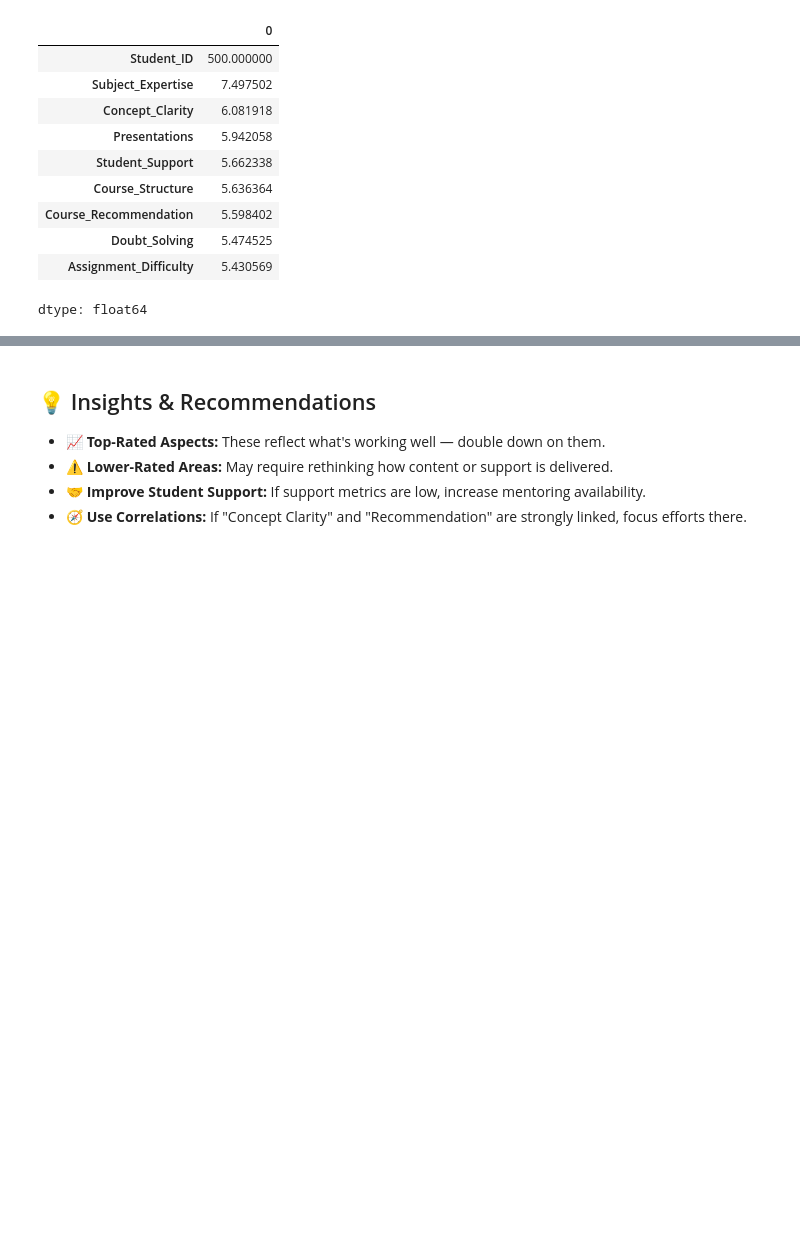
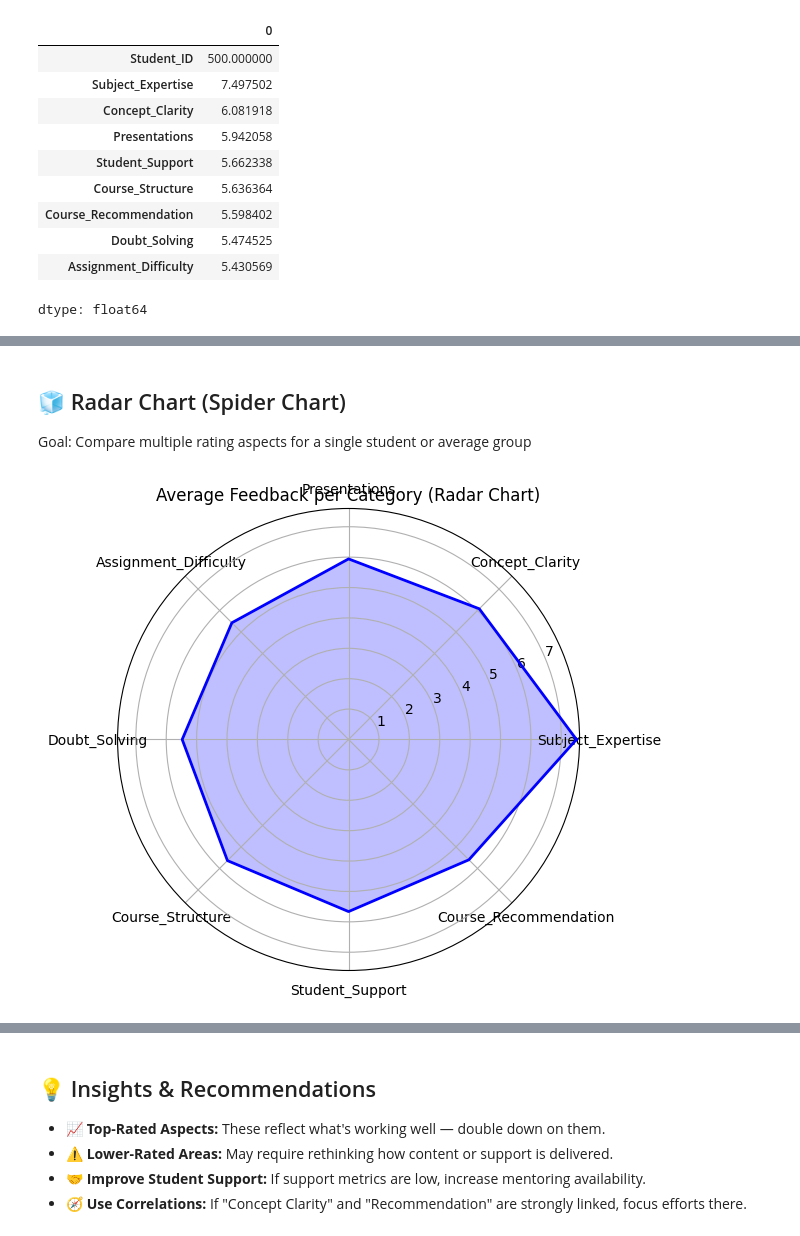
Before and after one commit to yasser0311/FUTURE_DS_03, a Jupyter notebook: Student_Feedback_Analysis.ipynb, the cells around one changed output, grey strips where cells are left out. Drawn from its saved outputs; the diff is of its cells as text; code cells hidden in the pictures; blank space fills up the shorter version.

```diff
--- a/Student_Feedback_Analysis.ipynb
+++ b/Student_Feedback_Analysis.ipynb
@@ -87,0 +118,23 @@ dtype: float64
+# %% [markdown]
+## 🧊 Radar Chart (Spider Chart)
+Goal: Compare multiple rating aspects for a single student or average group
+# %%
+import numpy as np
+
+categories = df.columns[1:]
+values = df[categories].mean().tolist()
+
+angles = np.linspace(0, 2 * np.pi, len(categories), endpoint=False).tolist()
+values += values[:1]
+angles += angles[:1]
+
+fig, ax = plt.subplots(figsize=(6,6), subplot_kw=dict(polar=True))
+ax.plot(angles, values, color='blue', linewidth=2)
+ax.fill(angles, values, color='blue', alpha=0.25)
+
+ax.set_xticks(angles[:-1])
+ax.set_xticklabels(categories, fontsize=10)
+ax.set_title("Average Feedback per Category (Radar Chart)")
+plt.show()
+# %% [output]
+[figure, added]
```
Also changed, not shown: parts of 8 cells of this notebook.
